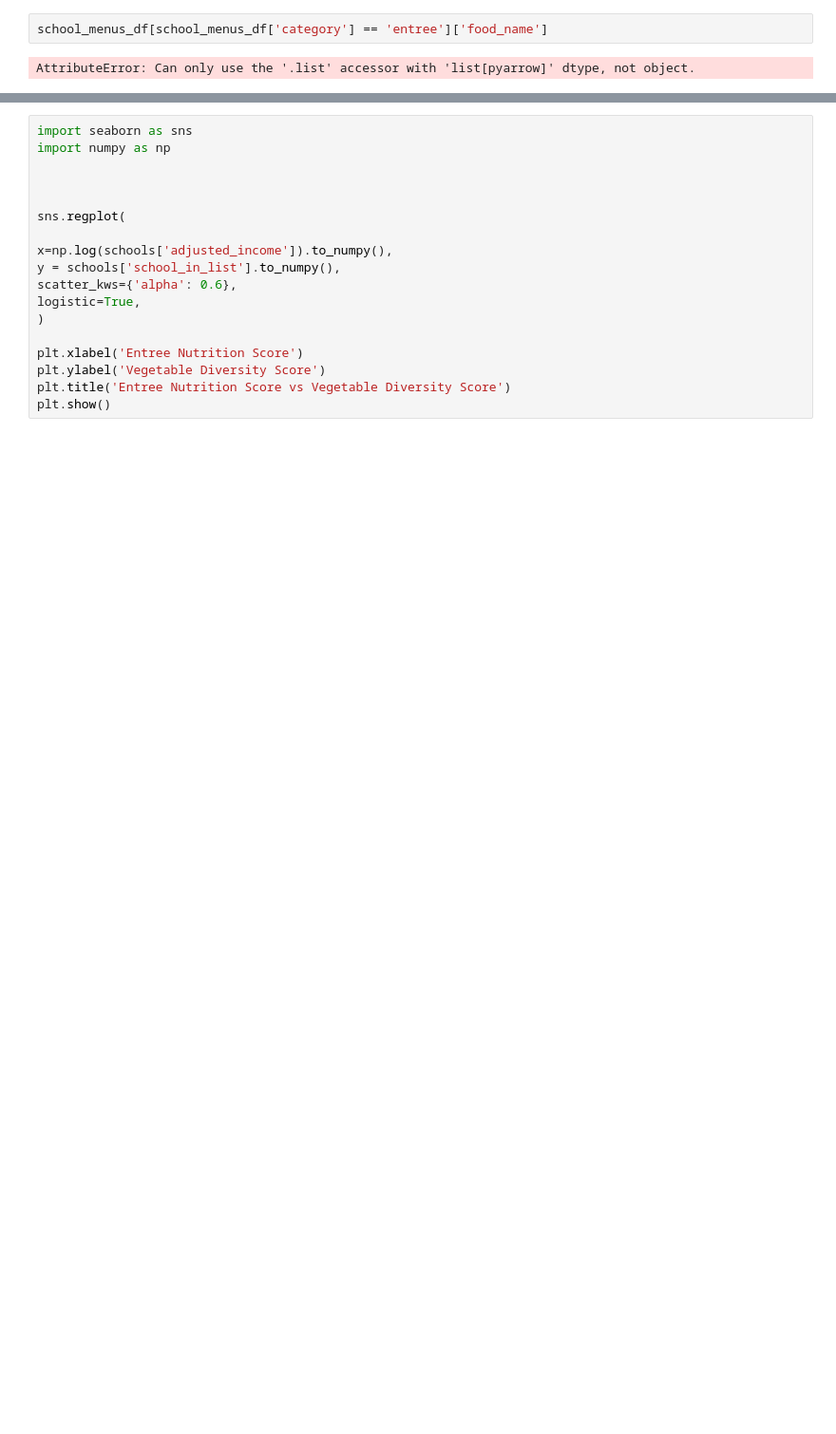
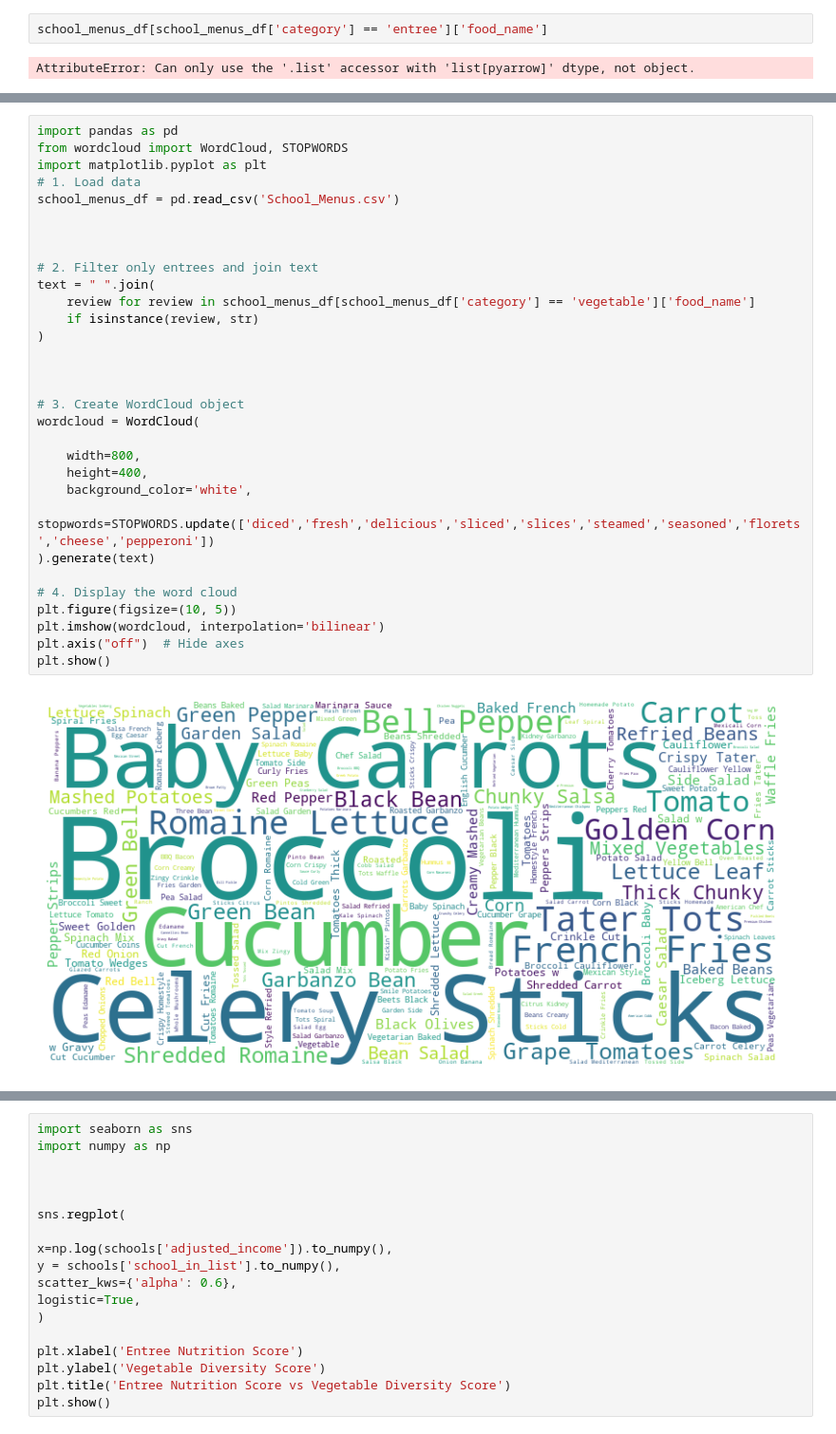
Before and after one commit to josiekelley/school_lunches, a Jupyter notebook: Code/School_Analysis.ipynb, the cells around one changed output, grey strips where cells are left out. Shown at 95% size. Cells and saved outputs as stored; diff of their text form; blank space fills up the shorter version.

```diff
--- a/Code/School_Analysis.ipynb
+++ b/Code/School_Analysis.ipynb
@@ -978,0 +983,33 @@ plt.show()
+# %%
+import pandas as pd
+from wordcloud import WordCloud, STOPWORDS
+import matplotlib.pyplot as plt
+# 1. Load data
+school_menus_df = pd.read_csv('School_Menus.csv')
+
+
+
+# 2. Filter only entrees and join text
+text = " ".join(
+    review for review in school_menus_df[school_menus_df['category'] == 'vegetable']['food_name']
+    if isinstance(review, str)
+)
+
+
+
+# 3. Create WordCloud object
+wordcloud = WordCloud(
+
+    width=800,
+    height=400,
+    background_color='white',
+    stopwords=STOPWORDS.update(['diced','fresh','delicious','sliced','slices','steamed','seasoned','florets','cheese','pepperoni'])
+).generate(text)
+
+# 4. Display the word cloud
+plt.figure(figsize=(10, 5))
+plt.imshow(wordcloud, interpolation='bilinear')
+plt.axis("off")  # Hide axes
+plt.show()
+# %% [output]
+[figure, added]
```
Also changed, not shown: parts of 3 cells of this notebook.
